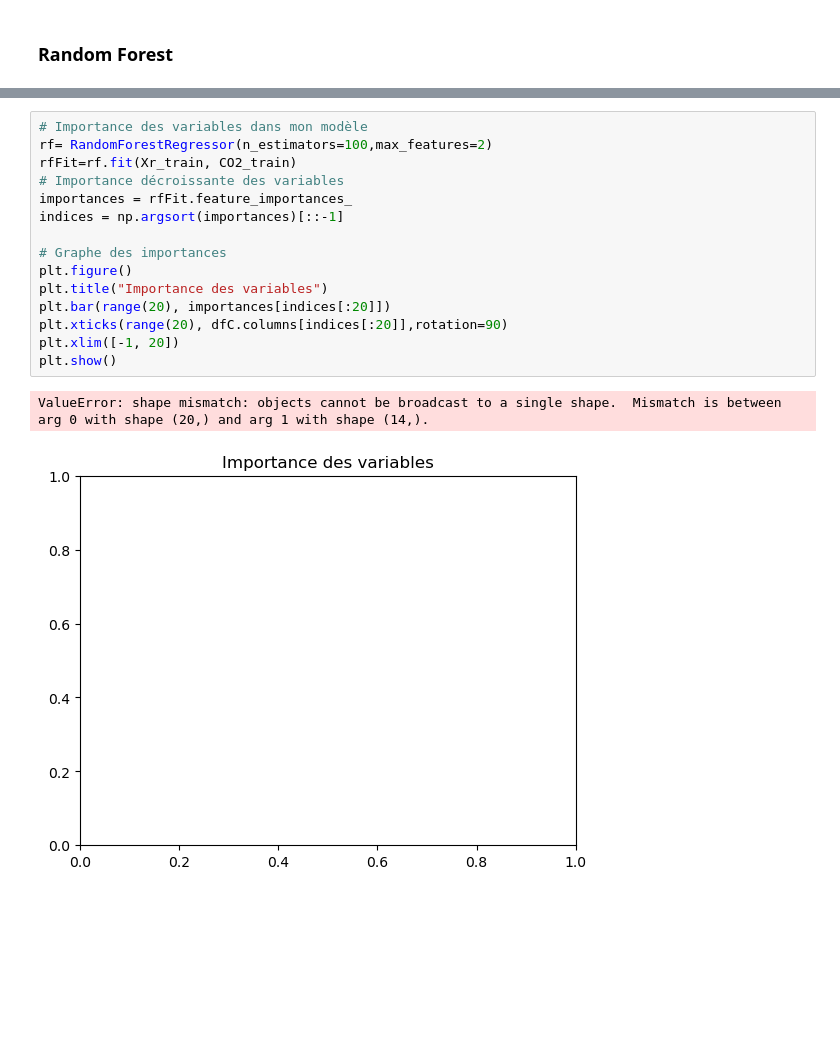
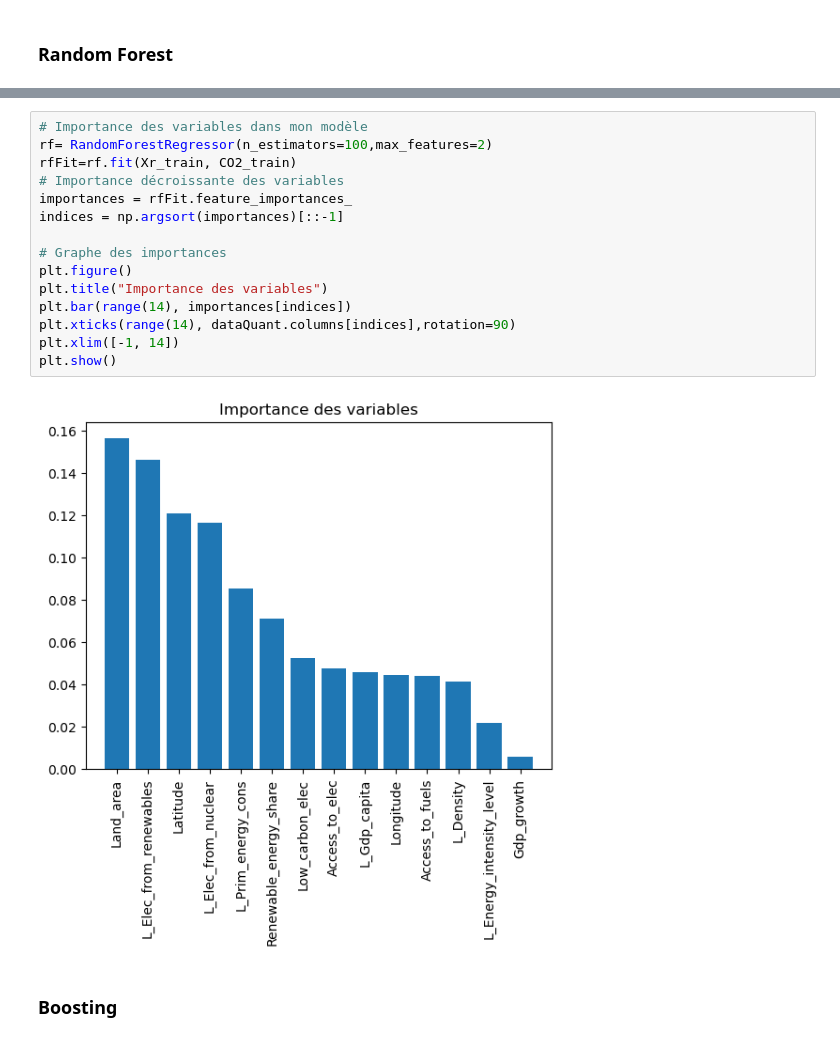
Before and after one commit to PaolaDeTruchis/MachineLearning, a Jupyter notebook: Projet_ML_Python.ipynb, the cells around one changed output, grey strips where cells are left out. Saved outputs shown, nothing was run; the diff lists cells and outputs as text; blank space fills up the shorter version.

```diff
--- a/Projet_ML_Python.ipynb
+++ b/Projet_ML_Python.ipynb
@@ -1034,18 +1035,19 @@ Erreur prévision Test :  0.003599672494481787
 # %%
 # Importance des variables dans mon modèle
 rf= RandomForestRegressor(n_estimators=100,max_features=2)
 rfFit=rf.fit(Xr_train, CO2_train)
 # Importance décroissante des variables
 importances = rfFit.feature_importances_
 indices = np.argsort(importances)[::-1]
 
 # Graphe des importances
 plt.figure()
 plt.title("Importance des variables")
-plt.bar(range(20), importances[indices[:20]])
-plt.xticks(range(20), dfC.columns[indices[:20]],rotation=90)
-plt.xlim([-1, 20])
+plt.bar(range(14), importances[indices])
+plt.xticks(range(14), dataQuant.columns[indices],rotation=90)
+plt.xlim([-1, 14])
 plt.show()
 # %% [output]
-ValueError: shape mismatch: objects cannot be broadcast to a single shape.  Mismatch is between arg 0 with shape (20,) and arg 1 with shape (14,).
-[figure, old version]
+[figure, new version]
+# %% [markdown]
+### Boosting
```
Also changed, not shown: parts of 26 cells of this notebook.
